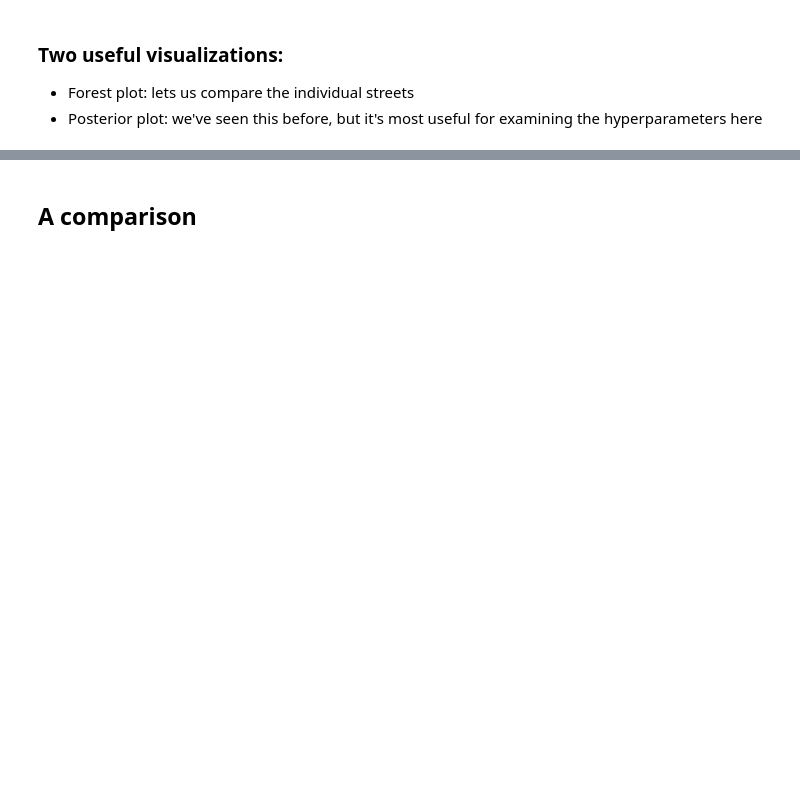
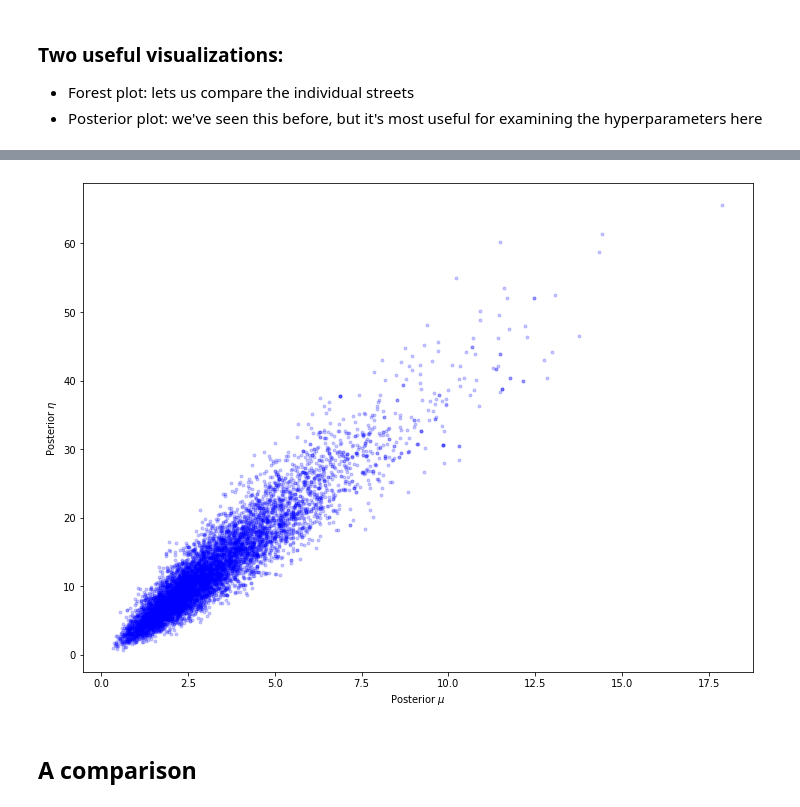
Before and after one commit to mpdylan/INFO510-public, a Jupyter notebook: notebooks/binom_models/bikelanes.ipynb, the cells around one changed output, grey strips where cells are left out. Cells and saved outputs as stored; diff of their text form; code cells hidden in the pictures; blank space fills up the shorter version.

```diff
--- a/notebooks/binom_models/bikelanes.ipynb
+++ b/notebooks/binom_models/bikelanes.ipynb
@@ -152,9 +204,11 @@ plt.show()
 # %%
 plt.figure(figsize=(12, 9))
-plt.plot(trace['alpha'], trace['beta'], 'b.', alpha = 0.2)
+plt.plot(trace.posterior['alpha'], trace.posterior['beta'], 'b.', alpha = 0.2)
 plt.xlabel('Posterior $\\mu$')
 plt.ylabel('Posterior $\\eta$')
 plt.show()
+# %% [output]
+[figure, added]
 # %% [markdown]
 ## A comparison
 # %%
```
Also changed, not shown: parts of 31 cells of this notebook, 2 other files.
